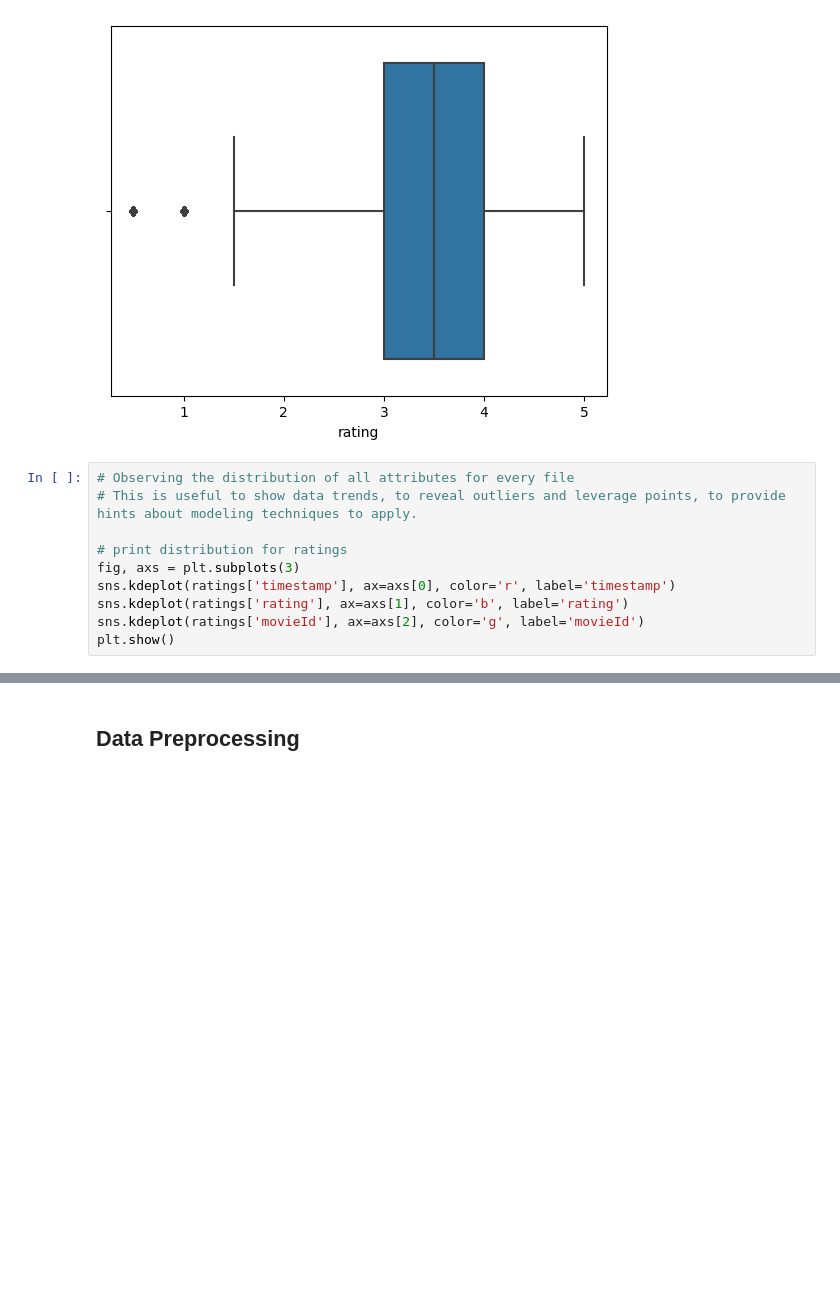
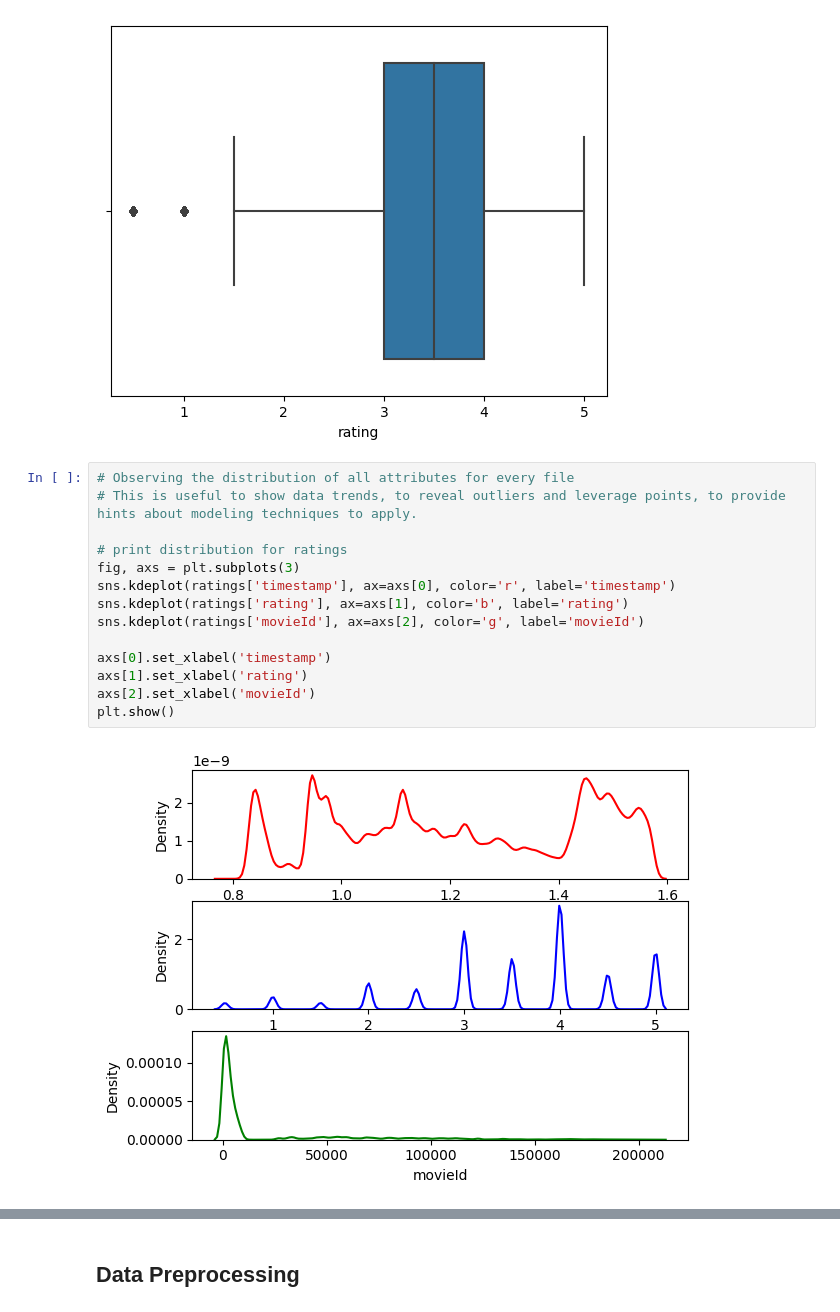
Before and after one commit to nicolopizzo/data-analytics, a Jupyter notebook: analysis.ipynb, the cells around one changed output, grey strips where cells are left out. Cells and saved outputs as stored; diff of their text form; blank space fills up the shorter version.

Commit message:
added data visualization refactored data acquisition

```diff
--- a/analysis.ipynb
+++ b/analysis.ipynb
@@ -79,10 +102,16 @@ plt.show()
 # %%
 # Observing the distribution of all attributes for every file
 # This is useful to show data trends, to reveal outliers and leverage points, to provide hints about modeling techniques to apply.
 
 # print distribution for ratings
 fig, axs = plt.subplots(3)
 sns.kdeplot(ratings['timestamp'], ax=axs[0], color='r', label='timestamp')
 sns.kdeplot(ratings['rating'], ax=axs[1], color='b', label='rating')
 sns.kdeplot(ratings['movieId'], ax=axs[2], color='g', label='movieId')
+
+axs[0].set_xlabel('timestamp')
+axs[1].set_xlabel('rating')
+axs[2].set_xlabel('movieId')
 plt.show()
+# %% [output]
+[figure, added]
```
Also changed, not shown: parts of 8 cells of this notebook.
